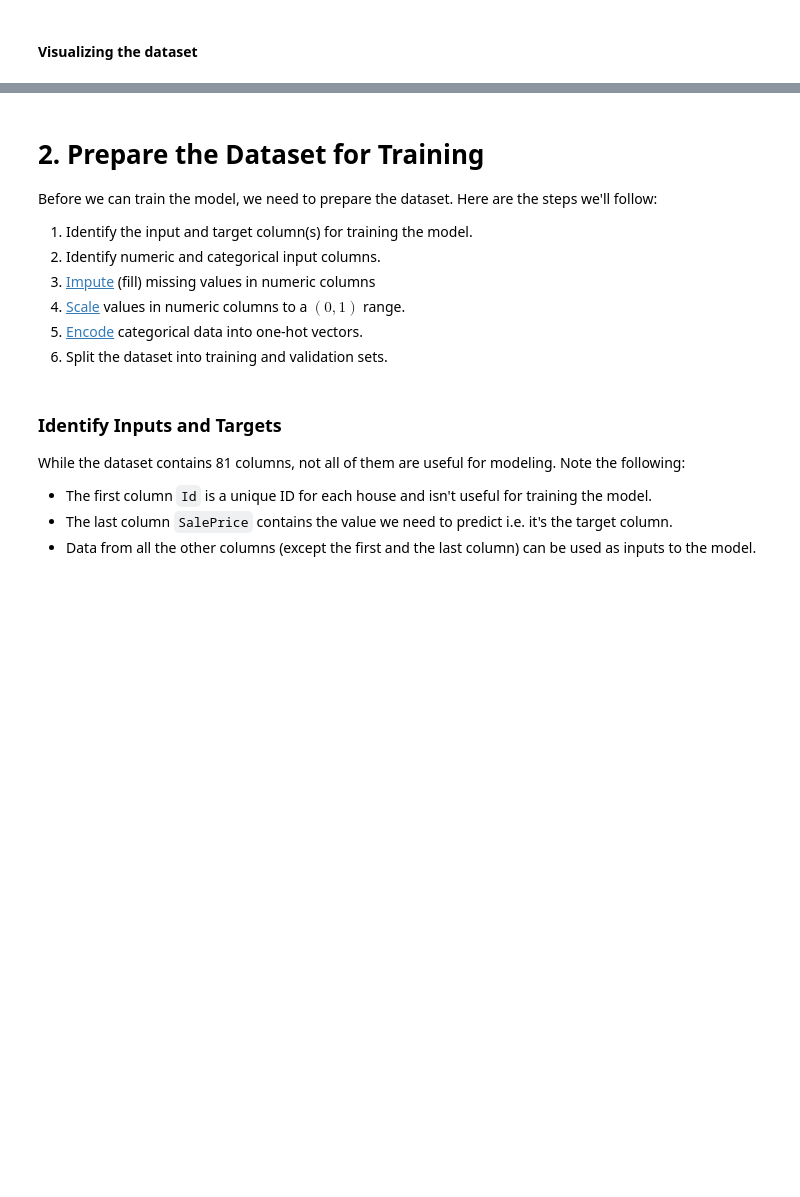
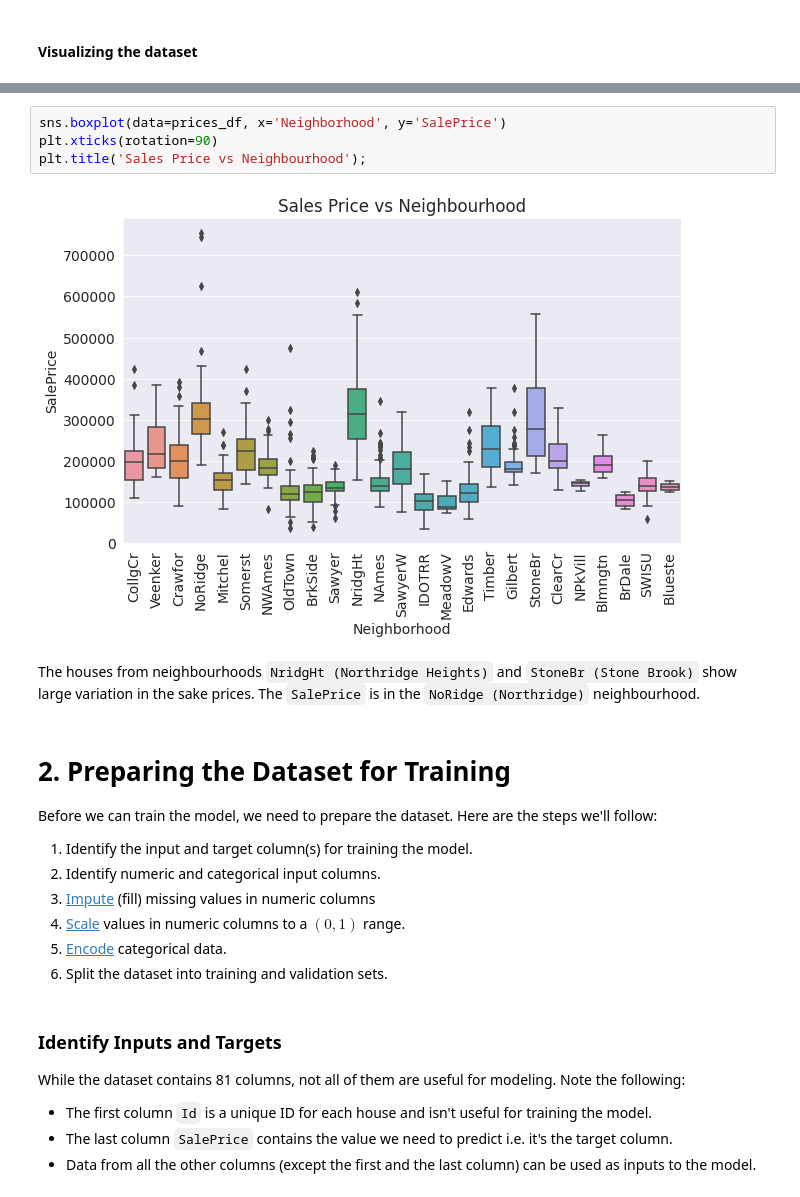
Before and after one commit to prasadposture/House-Prices---Advanced-Regression-Techniques, a Jupyter notebook: House Price Predictions.ipynb, the cells around one changed output, grey strips where cells are left out. Saved outputs shown, nothing was run; the diff lists cells and outputs as text; blank space fills up the shorter version.

```diff
--- a/House Price Predictions.ipynb
+++ b/House Price Predictions.ipynb
@@ -104,5 +139,13 @@ More EDA Coming Soon..
+# %%
+sns.boxplot(data=prices_df, x='Neighborhood', y='SalePrice')
+plt.xticks(rotation=90)
+plt.title('Sales Price vs Neighbourhood');
+# %% [output]
+[figure, added]
+# %% [markdown]
+The houses from neighbourhoods `NridgHt (Northridge Heights)` and `StoneBr (Stone Brook)` show large variation in the sake prices. The `SalePrice` is in the `NoRidge (Northridge)` neighbourhood.
 # %% [markdown]
-# 2. Prepare the Dataset for Training
+# 2. Preparing the Dataset for Training
 
 Before we can train the model, we need to prepare the dataset. Here are the steps we'll follow:
 
@@ -110,7 +153,7 @@ Before we can train the model, we need to prepare the dataset. Here are the step
 2. Identify numeric and categorical input columns.
 3. [Impute](https://scikit-learn.org/stable/modules/impute.html) (fill) missing values in numeric columns
 4. [Scale](https://scikit-learn.org/stable/modules/preprocessing.html#scaling-features-to-a-range) values in numeric columns to a $(0,1)$ range.
-5. [Encode](https://scikit-learn.org/stable/modules/preprocessing.html#encoding-categorical-features) categorical data into one-hot vectors.
+5. [Encode](https://scikit-learn.org/stable/modules/preprocessing.html#encoding-categorical-features) categorical data.
 6. Split the dataset into training and validation sets.
 # %% [markdown]
 ### Identify Inputs and Targets
```
Also changed, not shown: parts of 23 cells of this notebook.
